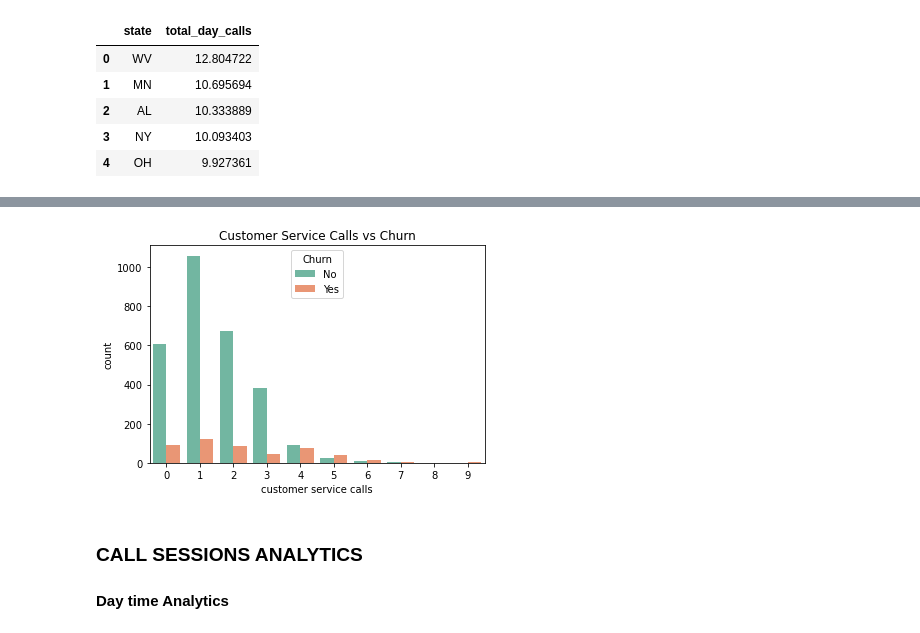
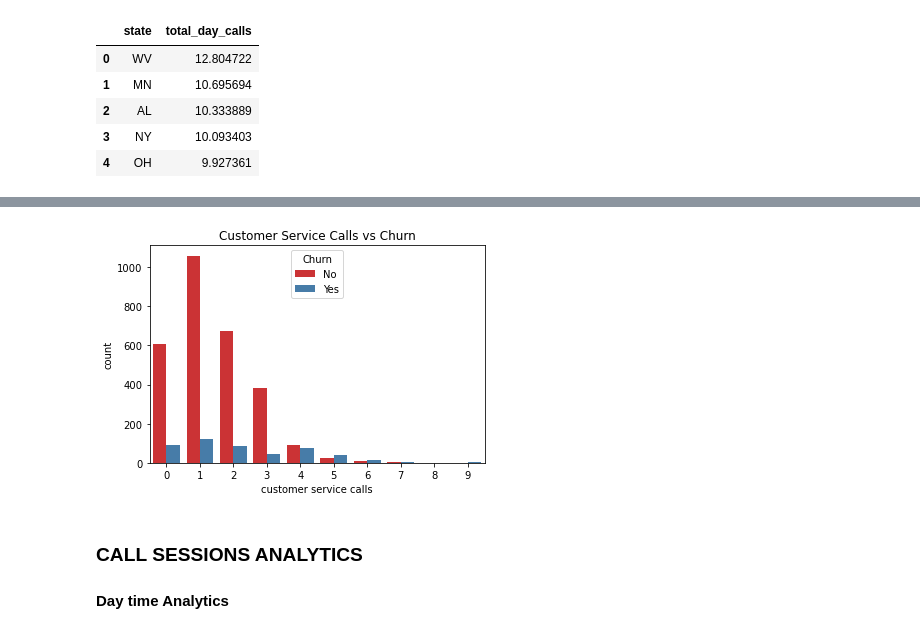
Before and after one commit to furaha-betty22/telco-customer-churn-forecasting, a Jupyter notebook: CHURN PROJECT.ipynb, the cells around one changed output, grey strips where cells are left out. Drawn from its saved outputs; the diff is of its cells as text; code cells hidden in the pictures.

```diff
--- a/CHURN PROJECT.ipynb
+++ b/CHURN PROJECT.ipynb
@@ -279,12 +265,12 @@ fig.update_layout(
 fig.show()
 # %%
 # Customer Service Calls vs Churn
-sns.countplot(data=df, x='customer service calls', hue='churn', palette='Set2')
+sns.countplot(data=df, x='customer service calls', hue='churn', palette='Set1')
 plt.title('Customer Service Calls vs Churn')
 plt.legend(title='Churn', labels=['No', 'Yes'])
 plt.show()
 # %% [output]
-[figure, old version]
+[figure, new version]
 # %% [markdown]
 ### CALL SESSIONS ANALYTICS
 #### Day time Analytics
```
Also changed, not shown: parts of 24 cells of this notebook.
